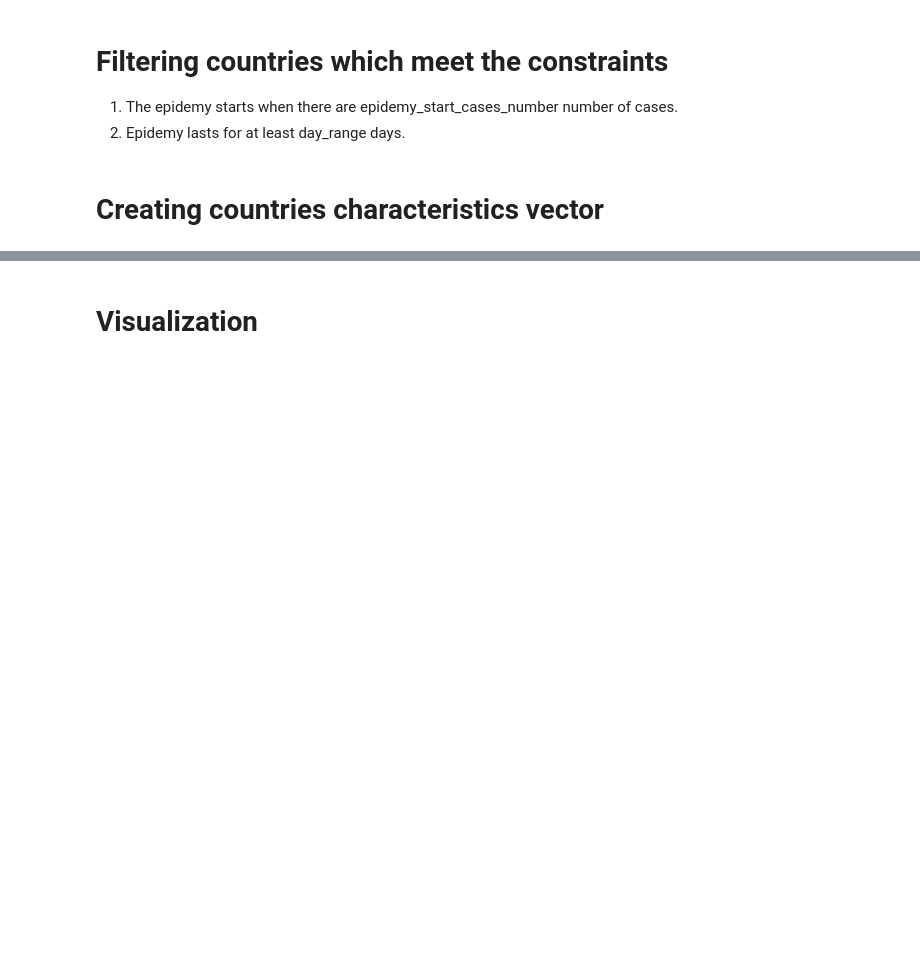
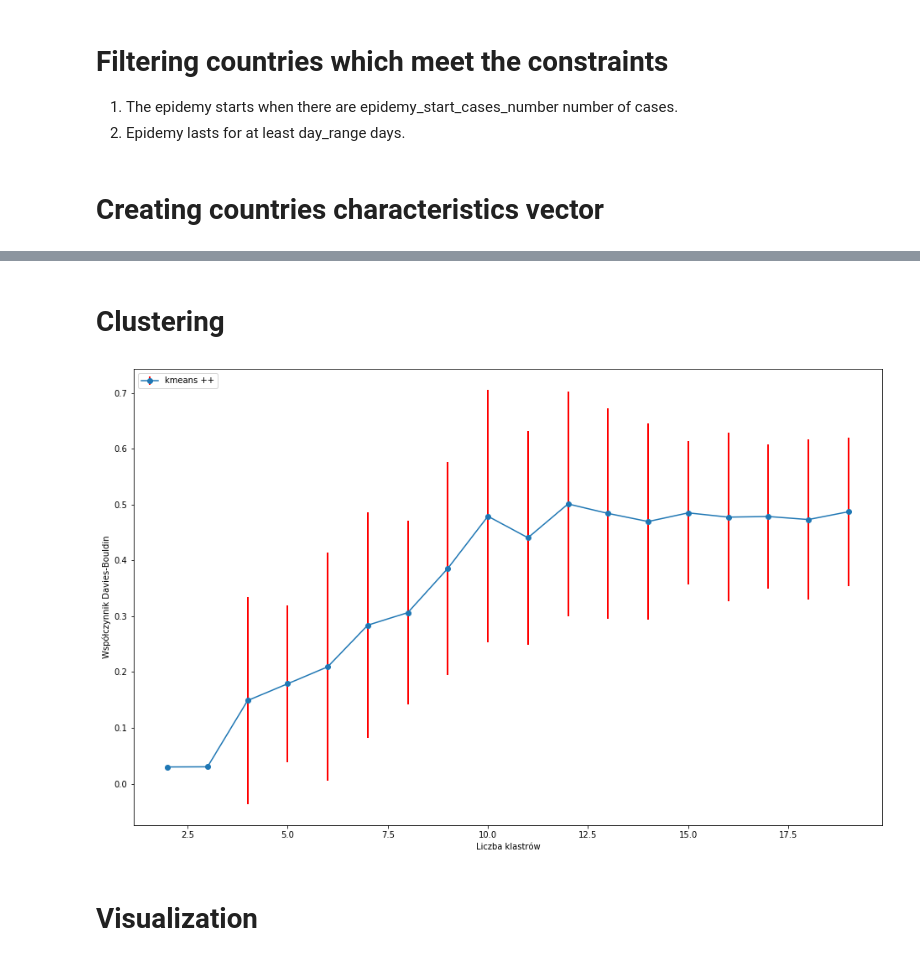
Before and after one commit to Klooskie/CoronaVirusDataExploration, a Jupyter notebook: WHOClustering.ipynb, the cells around one changed output, grey strips where cells are left out. Saved outputs shown, nothing was run; the diff lists cells and outputs as text; code cells hidden in the pictures; blank space fills up the shorter version.

```diff
--- a/WHOClustering.ipynb
+++ b/WHOClustering.ipynb
@@ -124,3 +127,37 @@ vectors.shape
+# %% [markdown]
+# Clustering
+# %%
+def get_score(ds,clusters):
+    kmeans = KMeans(n_clusters=clusters, n_init = 5).fit(ds)
+    labels = kmeans.labels_
+    return davies_bouldin_score(ds, labels)
+
+def get_score_for_number_of_clusters(ds):
+    results = []
+    errors = []
+    number_of_tries = 50
+    for clusters in range(2, 20):
+        result = []
+        for _ in range(number_of_tries):
+            result.append(get_score(ds, clusters))
+        results.append(np.mean(result))
+        errors.append(np.std(result))
+    return results, errors
+
+
+def visualize_score_graph_number_of_clusters(ds):
+    inits = get_k_means_init()
+    results, errors = get_score_for_number_of_clusters(ds)
+    plt.errorbar(range(2, 20), results, errors, marker='o', ecolor='red', elinewidth=2, label="kmeans ++")
+    ax = plt.axes()
+    ax.set_xlabel("Liczba klastrów")
+    ax.set_ylabel("Współczynnik Davies-Bouldin")
+    ax.legend(loc='upper left', numpoints=1)
+    plt.show()
+
+visualize_score_graph_number_of_clusters(vectors)
+# %% [output]
+[figure, added]
 # %% [markdown]
 # Visualization
 # %%
```
Also changed, not shown: parts of 4 cells of this notebook, 3 other files.
